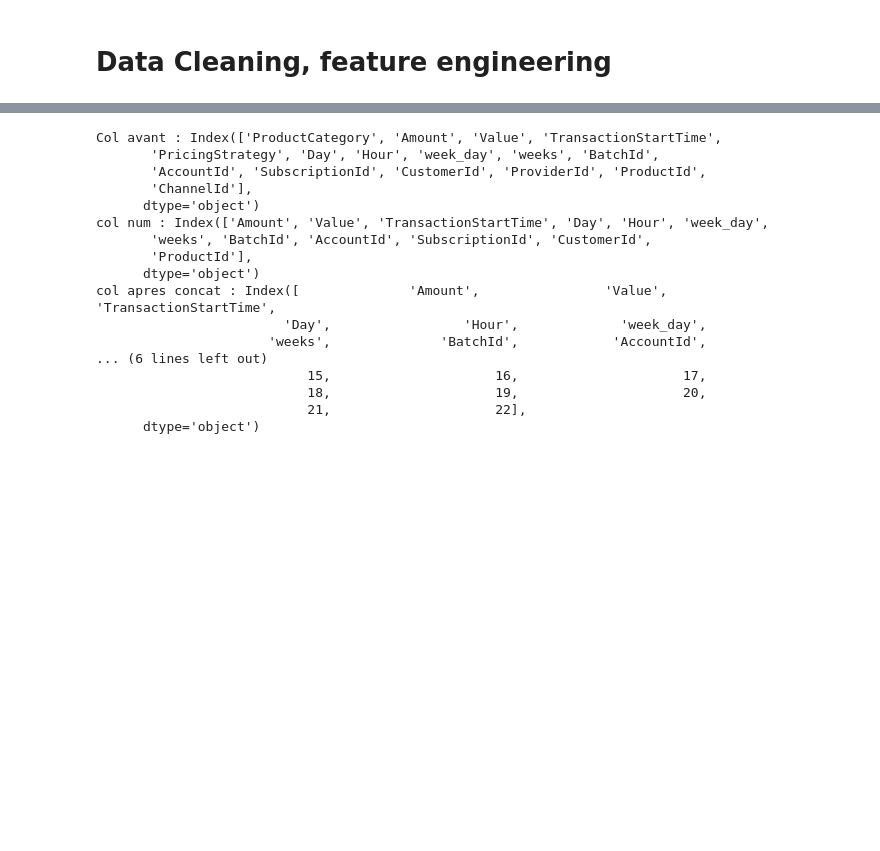
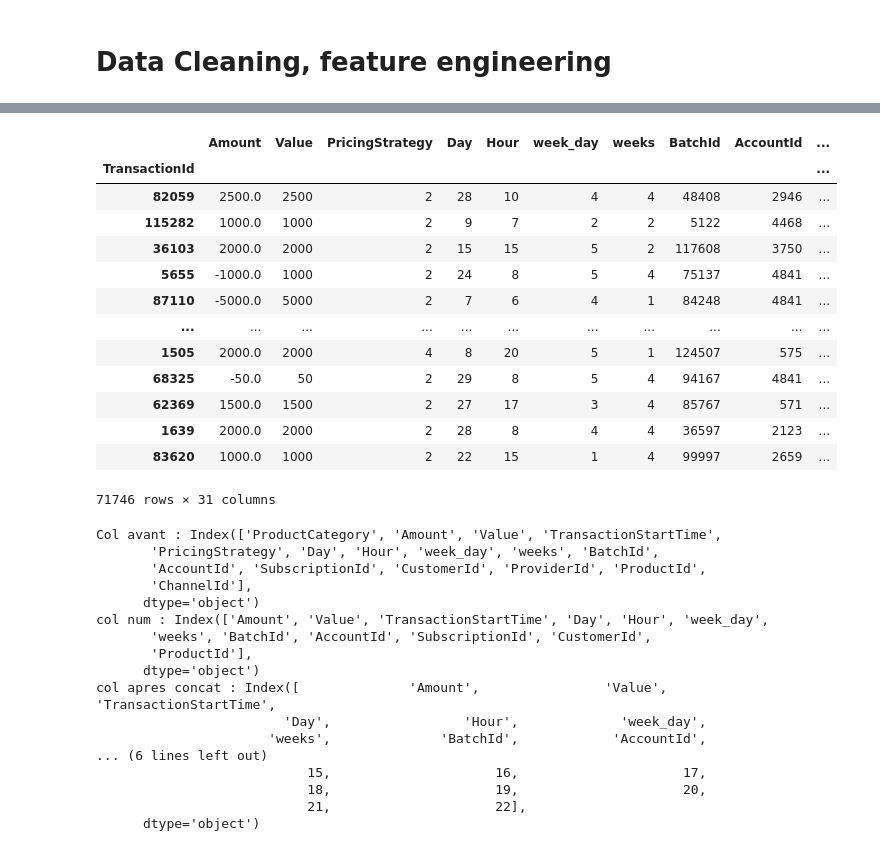
Before and after one commit to SarahLiettefti/AI5L_AILab_FraudDetection, a Jupyter notebook: DataCleaning.ipynb, the cells around one changed output, grey strips where cells are left out. Saved outputs shown, nothing was run; the diff lists cells and outputs as text; code cells hidden in the pictures; blank space fills up the shorter version.

```diff
--- a/DataCleaning.ipynb
+++ b/DataCleaning.ipynb
@@ -11,3 +11,6 @@ from sklearn.preprocessing import OneHotEncoder
 import datetime as dt
 from math import ceil
 pd.set_option('max_colwidth', None)
+# %%
+from DataCleaningScript import *
+my_perpross = pre_processing()
@@ -14,3 +35,20 @@ pd.set_option('max_colwidth', None)
+# %%
+my_perpross.train_X
+# %% [output]
+|  | Amount | Value | PricingStrategy | Day | Hour | week_day | weeks | BatchId | AccountId | ... |
+| TransactionId |  |  |  |  |  |  |  |  |  | ... |
+| 82059 | 2500.0 | 2500 | 2 | 28 | 10 | 4 | 4 | 48408 | 2946 | ... |
+| 115282 | 1000.0 | 1000 | 2 | 9 | 7 | 2 | 2 | 5122 | 4468 | ... |
+| 36103 | 2000.0 | 2000 | 2 | 15 | 15 | 5 | 2 | 117608 | 3750 | ... |
+| 5655 | -1000.0 | 1000 | 2 | 24 | 8 | 5 | 4 | 75137 | 4841 | ... |
+| 87110 | -5000.0 | 5000 | 2 | 7 | 6 | 4 | 1 | 84248 | 4841 | ... |
+| ... | ... | ... | ... | ... | ... | ... | ... | ... | ... | ... |
+| 1505 | 2000.0 | 2000 | 4 | 8 | 20 | 5 | 1 | 124507 | 575 | ... |
+| 68325 | -50.0 | 50 | 2 | 29 | 8 | 5 | 4 | 94167 | 4841 | ... |
+| 62369 | 1500.0 | 1500 | 2 | 27 | 17 | 3 | 4 | 85767 | 571 | ... |
+| 1639 | 2000.0 | 2000 | 2 | 28 | 8 | 4 | 4 | 36597 | 2123 | ... |
+| 83620 | 1000.0 | 1000 | 2 | 22 | 15 | 1 | 4 | 99997 | 2659 | ... |
+71746 rows × 31 columns
 # %%
 def score_dataset(X_train, X_valid, y_train, y_valid):#fucntion to test but have to improve
     model = RandomForestClassifier(random_state=0)
```
Also changed, not shown: parts of 4 cells of this notebook, 2 other files.
